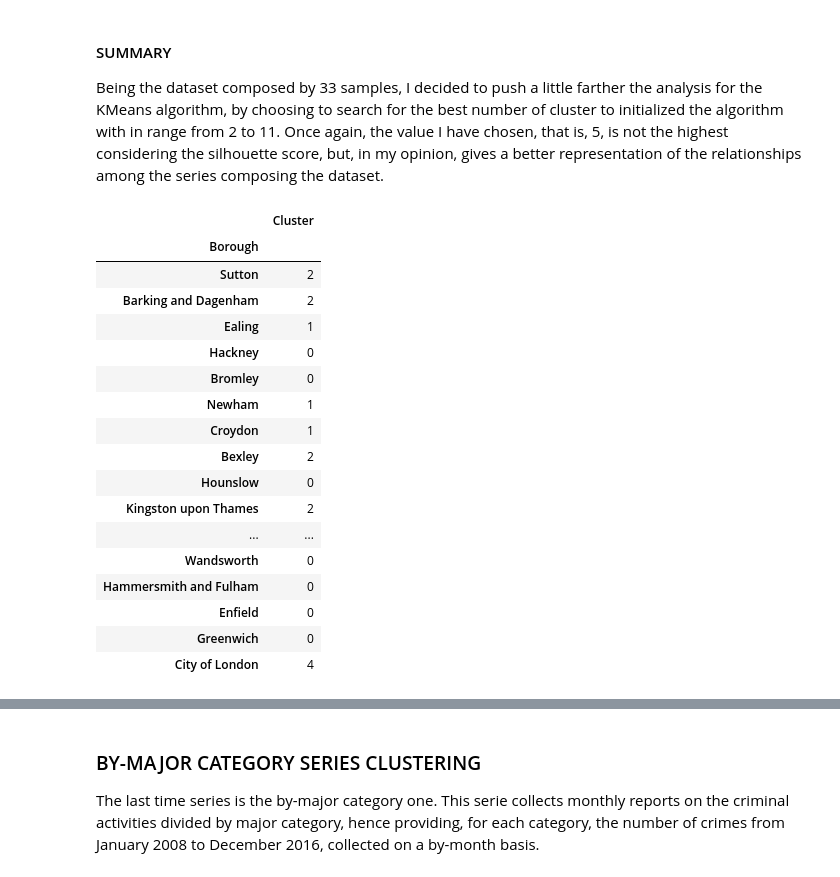
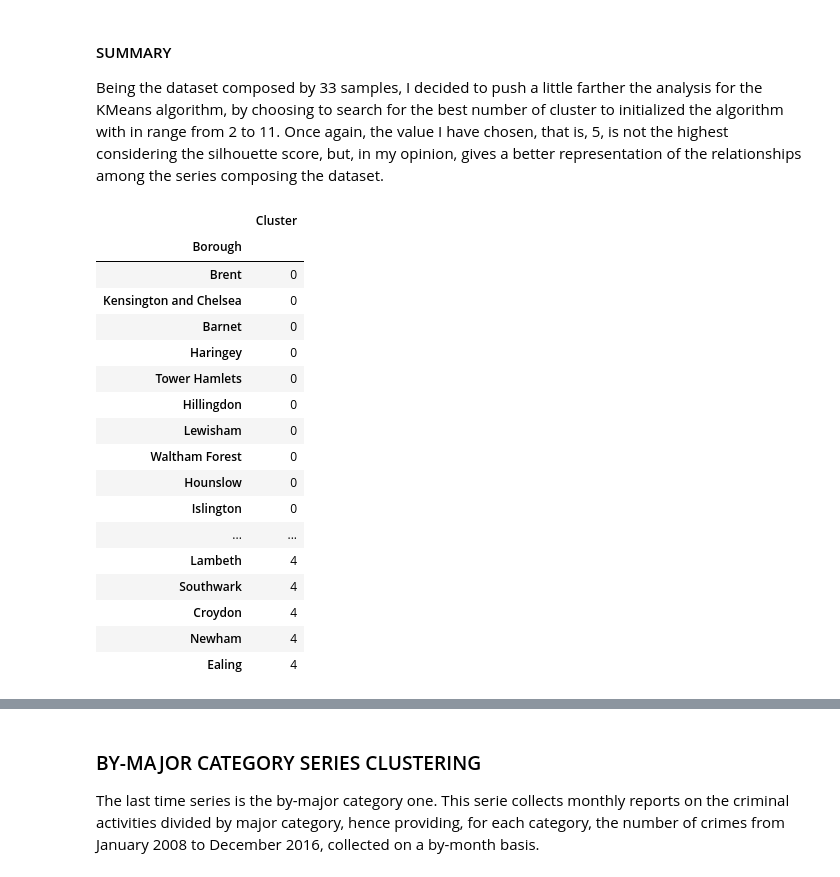
Before and after one commit to germz01/london_crime_data_analysis, a Jupyter notebook: notebooks/cluster_analysis.ipynb, the cells around one changed output, grey strips where cells are left out. Drawn from its saved outputs; the diff is of its cells as text; code cells hidden in the pictures.

Commit message:
Updated clustering notebook

```diff
--- a/notebooks/cluster_analysis.ipynb
+++ b/notebooks/cluster_analysis.ipynb
@@ -226,25 +282,25 @@ opinion, gives a better representation of the relationships among the series com
 # %%
 kmeans = pd.DataFrame(data=KMeans(n_clusters=5).fit_predict(ts_by_borough_matrix),
                       index=df['borough'].unique(), columns=['Cluster'])
 kmeans.index.name = 'Borough'
 
-kmeans
+kmeans.sort_values('Cluster')
 # %% [output]
 |  | Cluster |
 | Borough |  |
-| Sutton | 2 |
-| Barking and Dagenham | 2 |
-| Ealing | 1 |
-| Hackney | 0 |
-| Bromley | 0 |
-| Newham | 1 |
-| Croydon | 1 |
-| Bexley | 2 |
+| Brent | 0 |
+| Kensington and Chelsea | 0 |
+| Barnet | 0 |
+| Haringey | 0 |
+| Tower Hamlets | 0 |
+| Hillingdon | 0 |
+| Lewisham | 0 |
+| Waltham Forest | 0 |
 | Hounslow | 0 |
-| Kingston upon Thames | 2 |
+| Islington | 0 |
 | ... | ... |
-| Wandsworth | 0 |
-| Hammersmith and Fulham | 0 |
-| Enfield | 0 |
-| Greenwich | 0 |
-| City of London | 4 |
+| Lambeth | 4 |
+| Southwark | 4 |
+| Croydon | 4 |
+| Newham | 4 |
+| Ealing | 4 |
```
Also changed, not shown: parts of 17 cells of this notebook, 6 other files.
